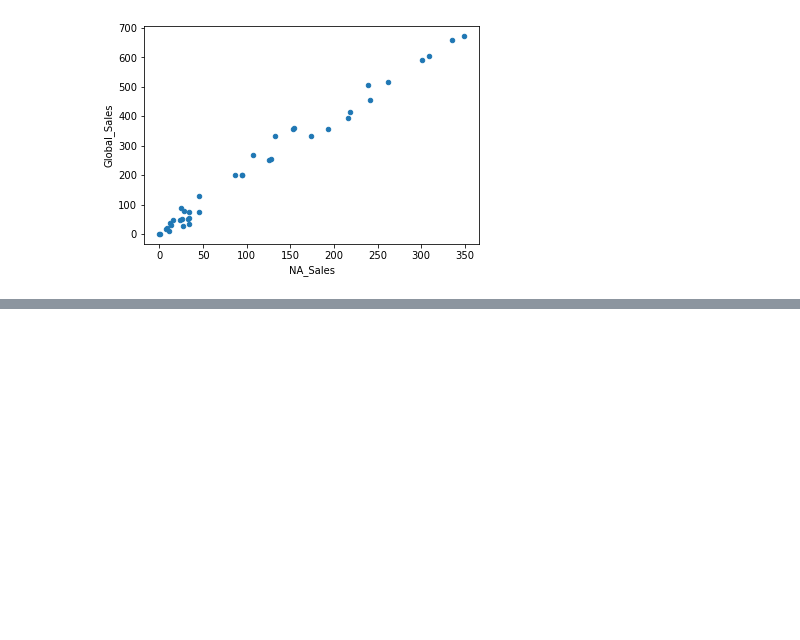
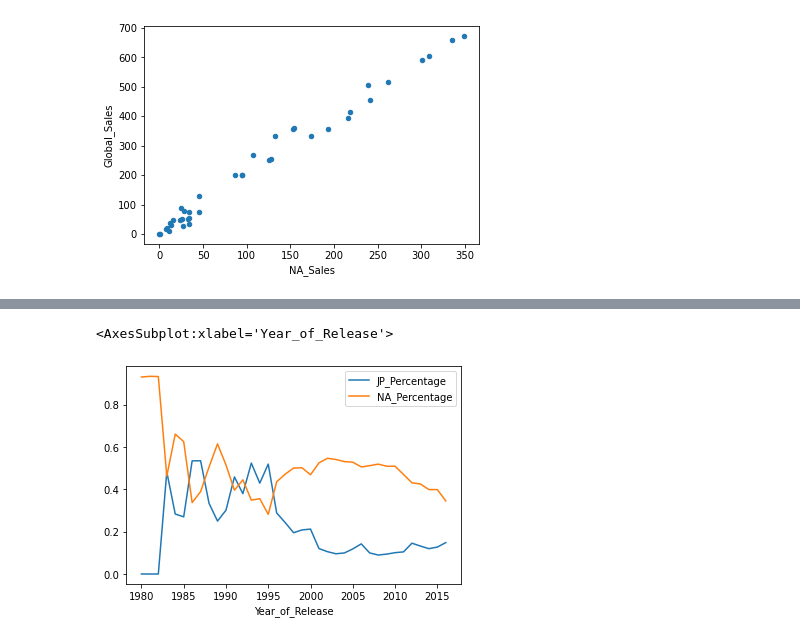
Before and after one commit to MrMrRPG/project_1, a Jupyter notebook: Shan-Folder/project-1.ipynb, the cells around one changed output, grey strips where cells are left out. Saved outputs shown, nothing was run; the diff lists cells and outputs as text; code cells hidden in the pictures; blank space fills up the shorter version.

```diff
--- a/Shan-Folder/project-1.ipynb
+++ b/Shan-Folder/project-1.ipynb
@@ -230,0 +255,5 @@ AttributeError: '{:.0%}' is not a valid function for 'Series' object
+# %%
+path4="../Data/Video_Games_Sales.csv"
+Fdf=pd.read_csv(path4)
+Fdf=Fdf[['Name','Year_of_Release','Genre','Publisher','JP_Sales',"NA_Sales","Global_Sales"]]
+Fdf
@@ -230,0 +274,9 @@ AttributeError: '{:.0%}' is not a valid function for 'Series' object
+# %%
+Grouped2=Fdf.groupby('Year_of_Release').sum().reset_index()
+Grouped2['JP_Percentage']=(Grouped2['JP_Sales']/Grouped2["Global_Sales"])
+Grouped2['NA_Percentage']=(Grouped2['NA_Sales']/Grouped2["Global_Sales"])
+Grouped2=Grouped2.loc[Grouped2['Year_of_Release']<2017]
+Grouped2.plot(kind='line',x='Year_of_Release',y=['JP_Percentage','NA_Percentage'])
+# %% [output]
+<AxesSubplot:xlabel='Year_of_Release'>
+[figure, added]
```
Also changed, not shown: parts of 7 cells of this notebook.
